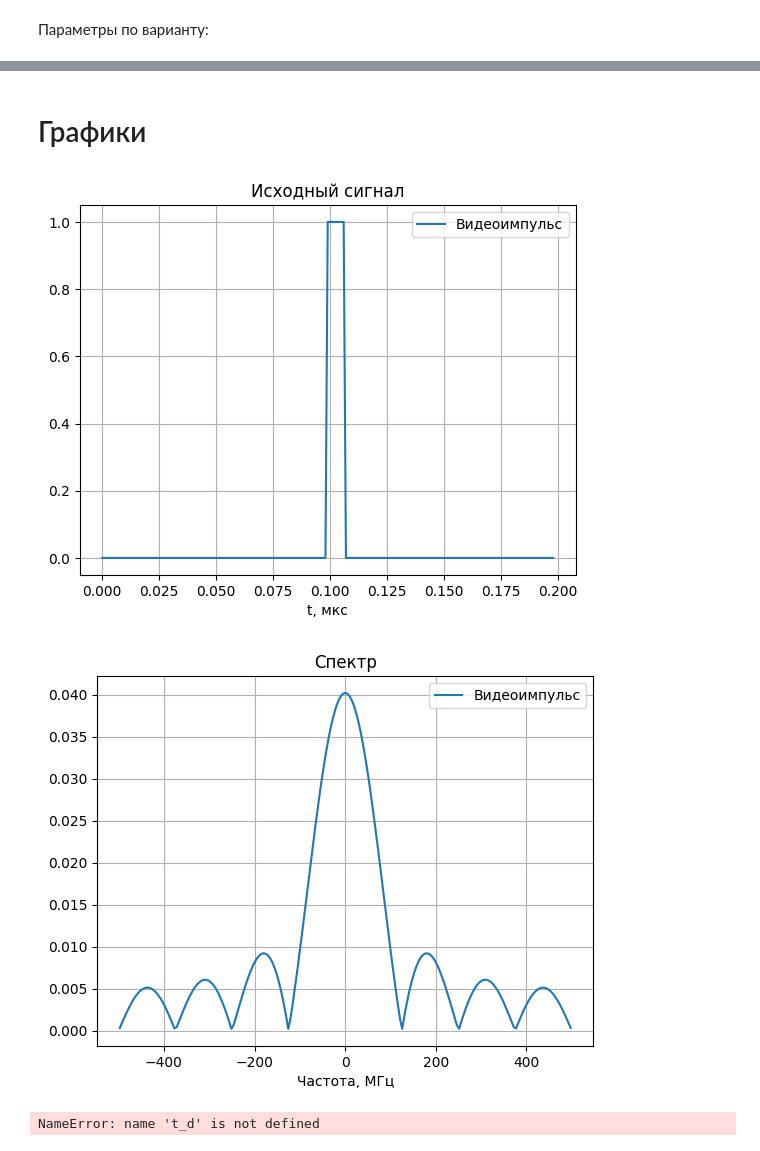
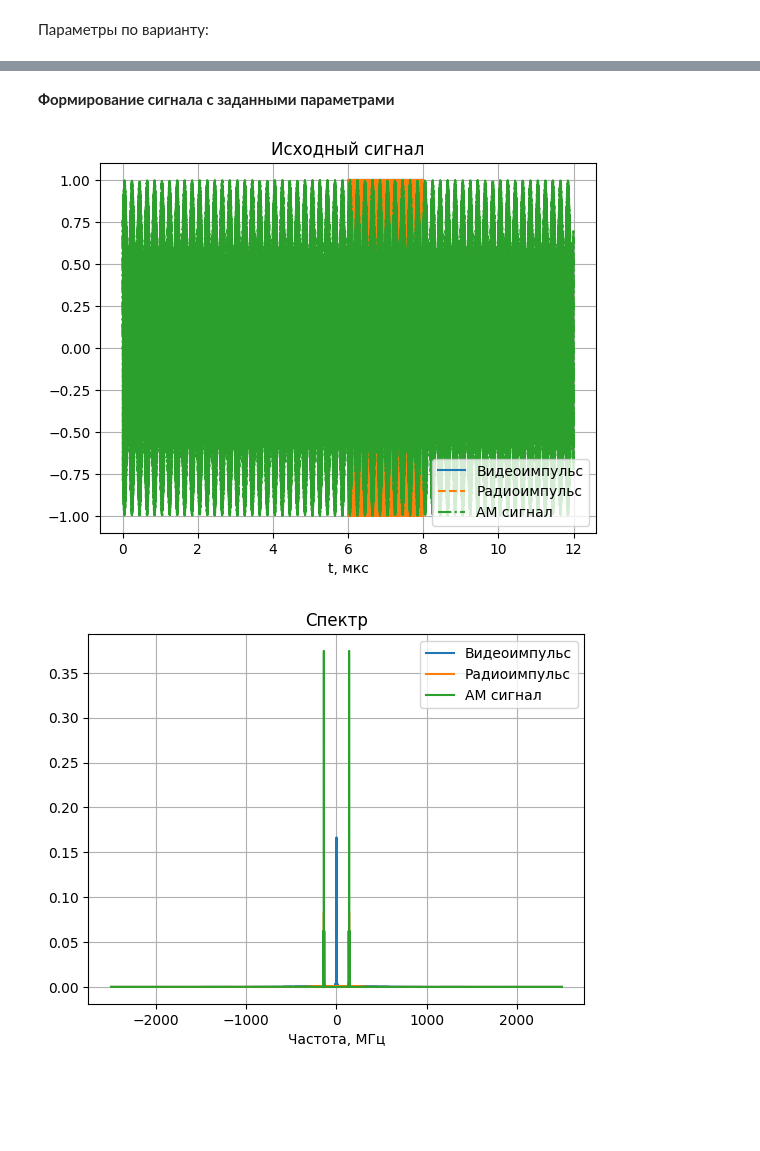
Before and after one commit to DmitryArtWorks/LabMRTS, a Jupyter notebook: lab3/template_3.ipynb, the cells around one changed output, grey strips where cells are left out. Saved outputs shown, nothing was run; the diff lists cells and outputs as text; code cells hidden in the pictures; blank space fills up the shorter version.

```diff
--- a/lab3/template_3.ipynb
+++ b/lab3/template_3.ipynb
@@ -39,45 +57,34 @@ f_mod = 5e6 # частота модулирующей синусоиды
+# %%
+# Параметры для моделирования сигнала
+t_ch = 2e-6    # длительность импульса (t chirp)
+f_car = 140e6   # частота несущей, Гц
+f_mod = 5e6     # частота модулирующей синусоиды, Гц
+
+# Параметры для моделирования фильтров
+f_type = 'BP'       # тип фильтра (LP/HP/BP/BS)
+f_cut_hz = [f_car - 0.5/t_ch, f_car + 0.5/t_ch]   # частота среза, Гц
+# %% [markdown]
+**Формирование сигнала с заданными параметрами**
 # %%
 s_v = generate_single_chip('video', T_D, T_WIN, t_ch)   # в/импульс
-#s_r = generate_single_chip('radio', t_d, t_win, t_ch, f_car)    # р/импульс
-#s_am = generate_single_chip('AM', t_d, t_win, f_car, f_mod, i_mod)  # АМ сигнал
+s_r = generate_single_chip('radio', T_D, T_WIN, t_ch, f_car)    # р/импульс
+s_am = generate_single_chip('AM', T_D, T_WIN, f_car, f_mod, I_MOD)  # АМ сигнал
 
-# Выбираем сигнал, с которым далее будем работать, в соответствии с вариантом
-# Также циклически "сдвигаем" отсчеты сигнала, чтобы, например, видеоимпульс
+# Циклически "сдвигаем" отсчеты сигнала, чтобы, например, видеоимпульс
 # начинался не с первого же отсчета
-signal = np.roll(s_v,
-                math.floor(len(s_v)/2)) # выбрать сигнал для отображения
+s_v = np.roll(s_v, math.floor(len(s_v)/2))
+s_r = np.roll(s_r, math.floor(len(s_r)/2))
+s_am = np.roll(s_am, math.floor(len(s_am)/2))
+
+# "Упаковка" сигналов, на которые хотим посмотреть, в вид, распознаваемый
+# функциями отрисовки. Подробности см. в описаниях функций plot_signal()
+# и plot_spectrum()
+signal_out = [[T_D, s_v, 'Видеоимпульс'],
+              [T_D, s_r, 'Радиоимпульс'],
+              [T_D, s_am, 'АМ сигнал']]
+
+plot_signal(signal_out) # отобразить сигнал
+plot_spectum(signal_out)    # отобразить спектр сигнала
+# %% [output]
+[figure, added]
+[figure, added]
-# %% [markdown]
-# Графики
-# %%
-# "Упаковка" сигналов, на которые хотим посмотреть, в вид, распознаваемый
-# функциями отрисовки. Подробности см. в описаниях функций plot_signal()
-# и plot_spectrum()
-signal_out = [[T_D, signal, 'Видеоимпульс']]
-
-plot_signal(signal_out) # отобразить сигнал
-plot_spectum(signal_out)    # отобразить спектр сигнала
-# %% [output]
-[figure, removed]
-[figure, removed]
-# %%
-# Сравнение фильтров
-# идеальный КИХ фильтр
-signal_in = signal     # выбрать сигнал для дальнейшей обработки
-f_type = 'LP'          # тип фильтра (LP/HP/BP/S)
-f_cut_hz = 1/t_ch      # частота среза, Гц
-but_order = 3 # порядок фильтра Баттерворта
-cheb_order = 5 # порядок фильтра Чебышева
-s_band_attenuation_db = 20     # внеполосное ослабление лепестков для фильтра Чебышева
-
-signal_out_idl = apply_ideal_filter(t_d, f_type, f_cut_hz, signal_in)              # идеальный ф.
-signal_out_btr = apply_butt_filter(t_d, f_type, f_cut_hz, but_order, signal_in)    # ф. Баттерворта
-signal_out_chb = apply_cheb2_filter(t_d, f_type, f_cut_hz, cheb_order, s_band_attenuation_db, signal_in)   # ф. Чебышева
-
-# Отображение данных
-signal_out = [[t_d, signal_out_idl, 'ideal'],
-              [t_d, signal_out_btr, 'butterworth'],
-              [t_d, signal_out_chb, 'chebyshev']] # конкатенация рез-татов фильтрации
-plot_signal(signal_out) # отобразить фильтрованные сигналы
-plot_spectum(signal_out) # отобразить спектр
-# %% [output]
-NameError: name 't_d' is not defined
```
Also changed, not shown: parts of 22 cells of this notebook, 2 other files.
